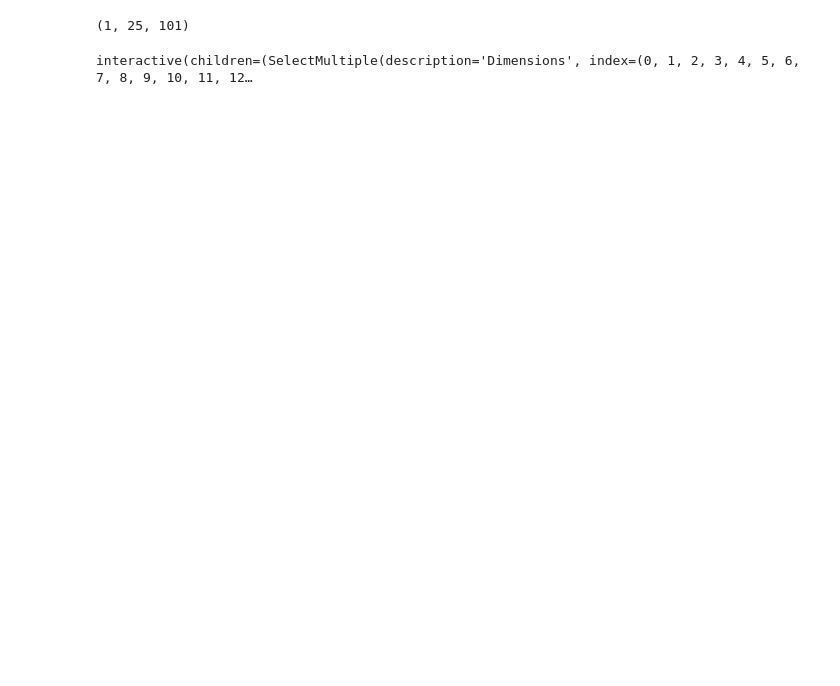
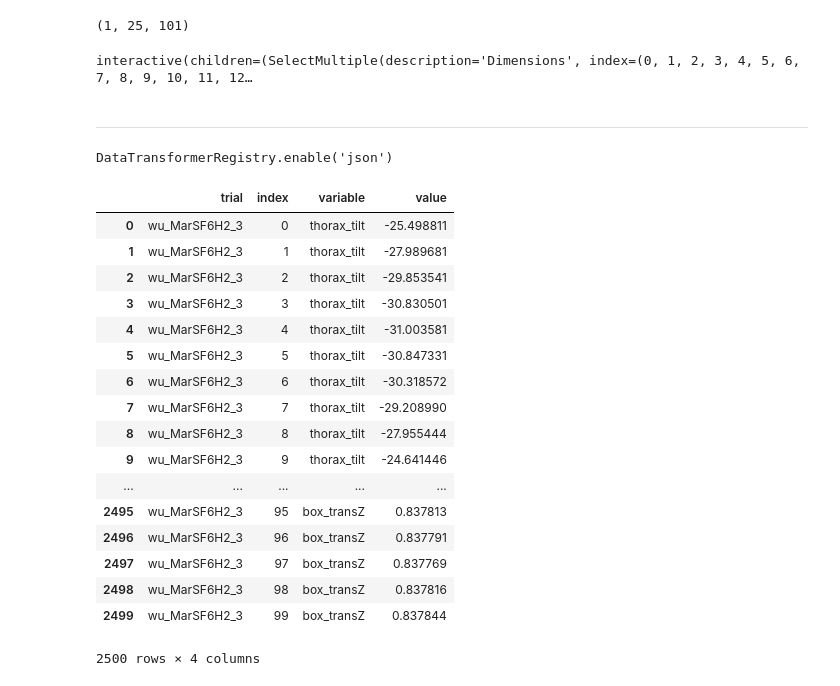
Before and after one commit to pyomeca/bioviz, a Jupyter notebook: examples/widget.ipynb, the cells around one changed output. Drawn from its saved outputs; the diff is of its cells as text; code cells hidden in the pictures; blank space fills up the shorter version.

```diff
--- a/examples/widget.ipynb
+++ b/examples/widget.ipynb
@@ -37,3 +37,17 @@ def update(d=dim):
     show()
 # %% [output]
 interactive(children=(SelectMultiple(description='Dimensions', index=(0, 1, 2, 3, 4, 5, 6, 7, 8, 9, 10, 11, 12…
+# %% [markdown]
+---
+# %%
+import sys
+sys.path.append("../")
+
+from pathlib import Path
+from pyosim import Analogs3dOsim
+import pandas as pd
+import numpy as np
+import altair as alt
+alt.data_transformers.enable("json")
+# %% [output]
+DataTransformerRegistry.enable('json')
@@ -39,0 +65,22 @@ interactive(children=(SelectMultiple(description='Dimensions', index=(0, 1, 2, 3
+# %%
+melt = d.reset_index().melt(id_vars=['trial', 'index'])
+melt
+# %% [output]
+|  | trial | index | variable | value |
+| 0 | wu_MarSF6H2_3 | 0 | thorax_tilt | -25.498811 |
+| 1 | wu_MarSF6H2_3 | 1 | thorax_tilt | -27.989681 |
+| 2 | wu_MarSF6H2_3 | 2 | thorax_tilt | -29.853541 |
+| 3 | wu_MarSF6H2_3 | 3 | thorax_tilt | -30.830501 |
+| 4 | wu_MarSF6H2_3 | 4 | thorax_tilt | -31.003581 |
+| 5 | wu_MarSF6H2_3 | 5 | thorax_tilt | -30.847331 |
+| 6 | wu_MarSF6H2_3 | 6 | thorax_tilt | -30.318572 |
+| 7 | wu_MarSF6H2_3 | 7 | thorax_tilt | -29.208990 |
+| 8 | wu_MarSF6H2_3 | 8 | thorax_tilt | -27.955444 |
+| 9 | wu_MarSF6H2_3 | 9 | thorax_tilt | -24.641446 |
+| ... | ... | ... | ... | ... |
+| 2495 | wu_MarSF6H2_3 | 95 | box_transZ | 0.837813 |
+| 2496 | wu_MarSF6H2_3 | 96 | box_transZ | 0.837791 |
+| 2497 | wu_MarSF6H2_3 | 97 | box_transZ | 0.837769 |
+| 2498 | wu_MarSF6H2_3 | 98 | box_transZ | 0.837816 |
+| 2499 | wu_MarSF6H2_3 | 99 | box_transZ | 0.837844 |
+2500 rows × 4 columns
```
Also changed, not shown: parts of 2 cells of this notebook, 1 other file.
